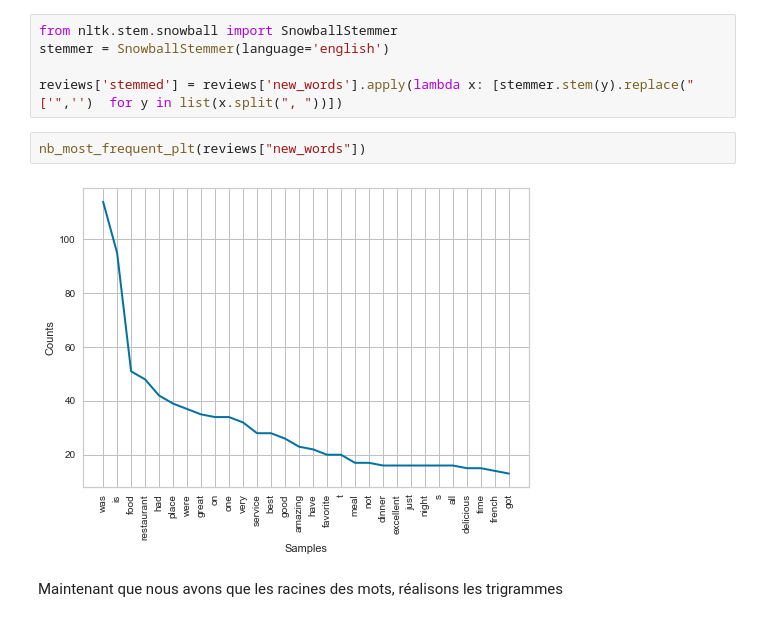
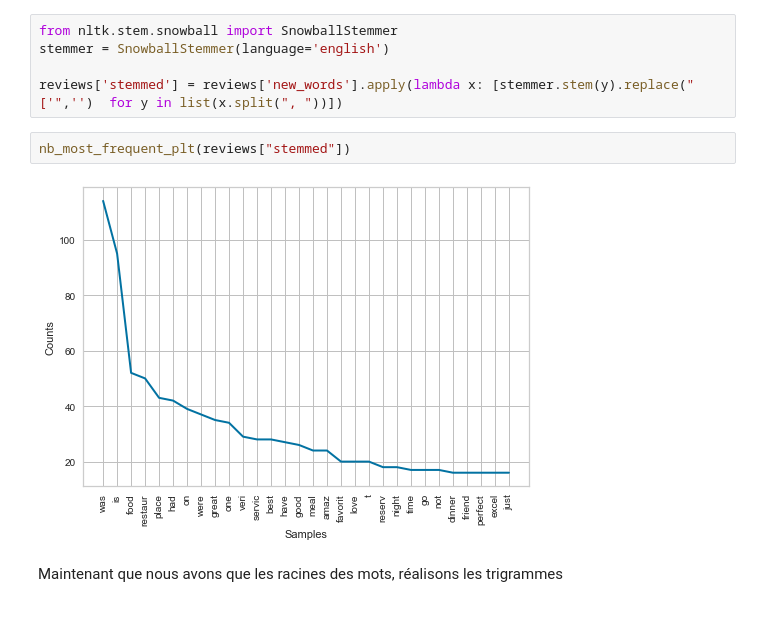
Before and after one commit to AurelieAAN/OP_Project6, a Jupyter notebook: P6_02_notebook.ipynb, the cells around one changed output. Cells and saved outputs as stored; diff of their text form.

```diff
--- a/P6_02_notebook.ipynb
+++ b/P6_02_notebook.ipynb
@@ -326,8 +326,8 @@ stemmer = SnowballStemmer(language='english')
 
 reviews['stemmed'] = reviews['new_words'].apply(lambda x: [stemmer.stem(y).replace("['",'')  for y in list(x.split(", "))])
 # %%
-nb_most_frequent_plt(reviews["new_words"])
+nb_most_frequent_plt(reviews["stemmed"])
 # %% [output]
-[figure, old version]
+[figure, new version]
 # %% [markdown]
 Maintenant que nous avons que les racines des mots, réalisons les trigrammes
```
